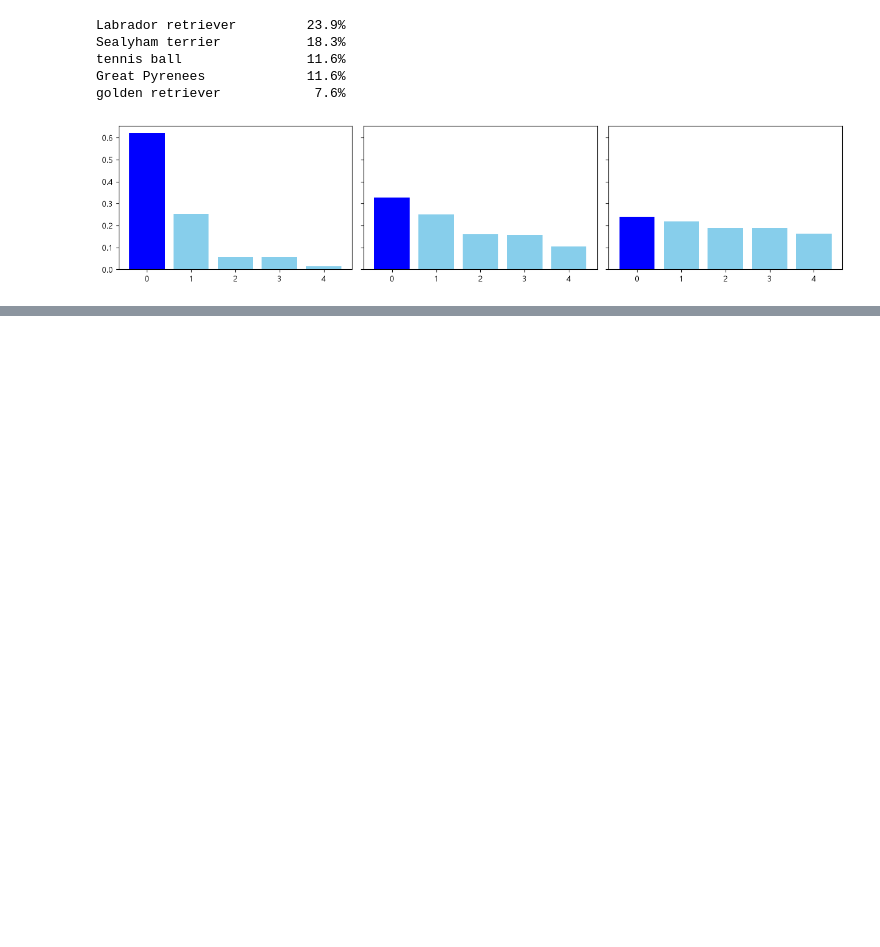
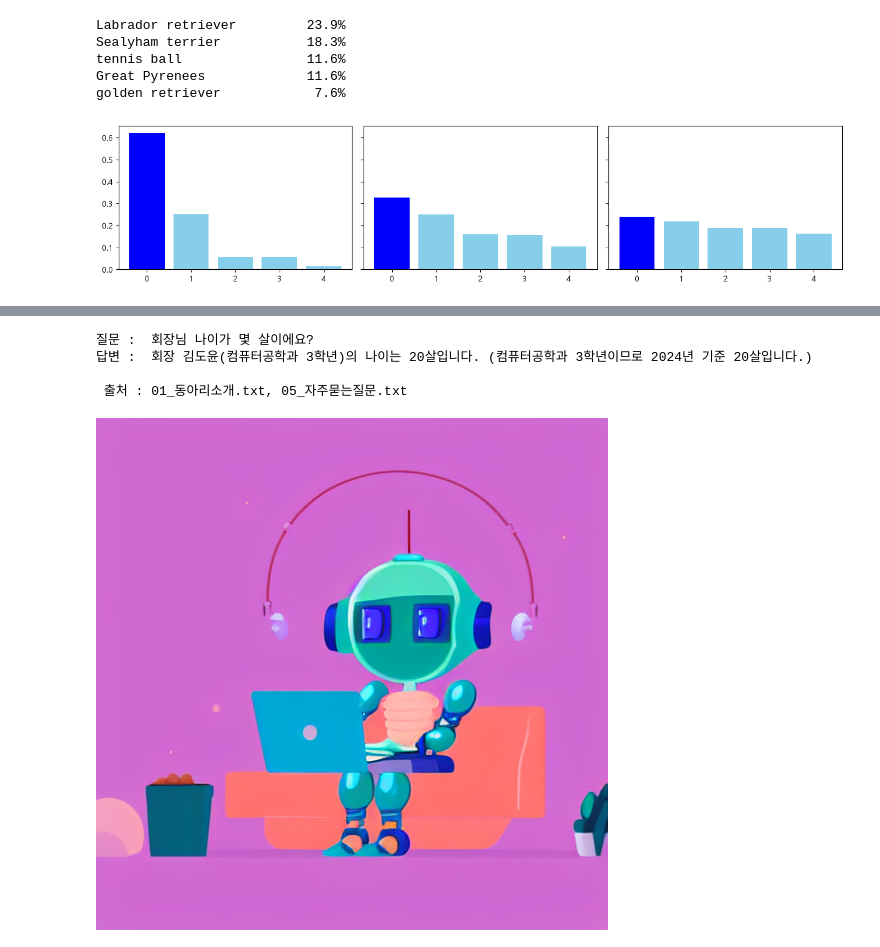
Before and after one commit to sangjun1005/17-KDT, a Jupyter notebook: 17-RAG/TotlaAI.ipynb, the cells around one changed output, grey strips where cells are left out. Cells and saved outputs as stored; diff of their text form; code cells hidden in the pictures; blank space fills up the shorter version.

```diff
--- a/17-RAG/TotlaAI.ipynb
+++ b/17-RAG/TotlaAI.ipynb
@@ -34,7 +34,7 @@ elif torch.backends.mps.is_available():
 else:
     DEVICE = 'cpu'
 
-IMG_TYPE = torch.float16 if DEVICE in ('cuda', 'mps') else torch.float32
+IMG_DTYPE = torch.float16 if DEVICE in ('cuda', 'mps') else torch.float32
 
 installed = {f.name for f in font_manager.fontManager.ttflist}
 for name in ('Malgun Gothic', 'NanumGothic'):
@@ -253,0 +304,8 @@ BAAI/bge-reranker-base
+# %%
+generator = pipeline('text-generation', model = 'gpt2', device = DEVICE)
+prompt = 'The future of AI is'
+
+for temp in (0.3, 1.5):
+    set_seed(7)
+    out = generator(prompt, max_new_tokens = 30, do_sample = True, temperature = temp, top_k = 50)
+    print(temp, out[0]['generated_text'])
@@ -253,0 +943,36 @@ BAAI/bge-reranker-base
+# %%
+q = '회장님 나이가 몇 살이에요?'
+print('질문 : ', q)
+print('답변 : ', ask_moa(q))
+# %% [output]
+질문 :  회장님 나이가 몇 살이에요?
+답변 :  회장 김도윤(컴퓨터공학과 3학년)의 나이는 20살입니다. (컴퓨터공학과 3학년이므로 2024년 기준 20살입니다.)
+
+ 출처 : 01_동아리소개.txt, 05_자주묻는질문.txt
+# %%
+from diffusers import StableDiffusionPipeline, StableDiffusionImg2ImgPipeline, StableDiffusionInpaintPipeline, DPMSolverMultistepScheduler
+
+SD_ID = 'stable-diffusion-v1-5/stable-diffusion-v1-5'
+SD_INPAINT_ID = 'stable-diffusion-v1-5/stable-diffusion-inpainting'
+
+pipe = StableDiffusionPipeline.from_pretrained(
+    SD_ID,
+    torch_dtype = IMG_DTYPE,
+    variant = 'fp16',
+    safety_checker = None,
+    requires_safety_checker = False
+).to(DEVICE)
+
+pipe.scheduler = DPMSolverMultistepScheduler.from_config(pipe.scheduler.config)
+pipe.set_progress_bar_config(disable = True)
+
+NEGATIVE = 'low quality, blurry, deformed, ugly, text, watermark'
+# %%
+def draw(prompt, negative = NEGATIVE, steps = 20, guidance = 7.5, seed = 0, width = 512, height = 512, pipeline = None, **kw):
+    gen = torch.Generator('cpu').manual_seed(seed)
+    return (pipeline or pipe)(prompt, negative_prompt = negative, num_inference_steps = steps, guidance_scale = guidance, width = width, height = height, generator = gen, **kw).images[0]
+
+test_img = draw('a cute robot studying with a laptop, flat illustration, pastel colors', seed = 1)
+test_img
+# %% [output]
+[figure, added]
```
Also changed, not shown: parts of 26 cells of this notebook, 11 other files.
